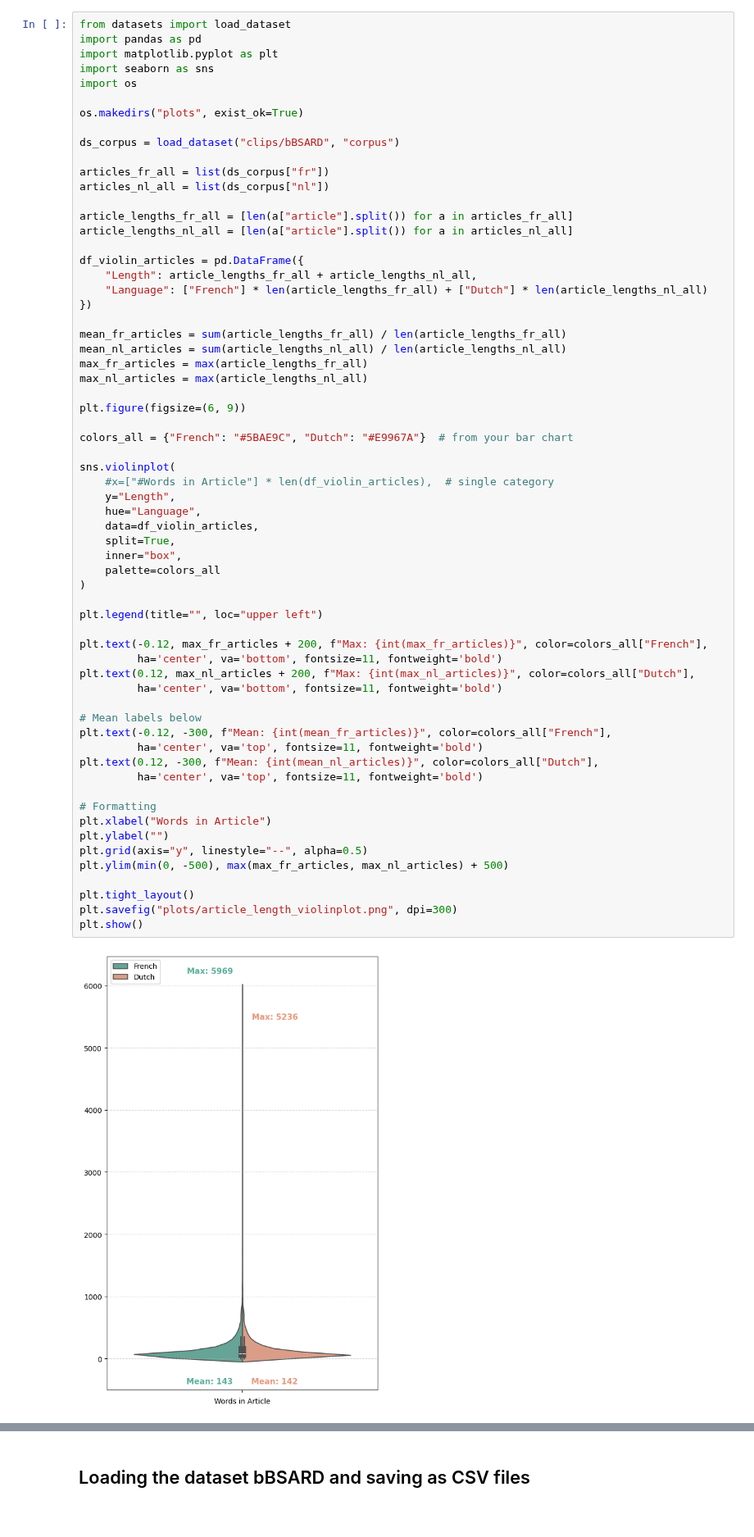
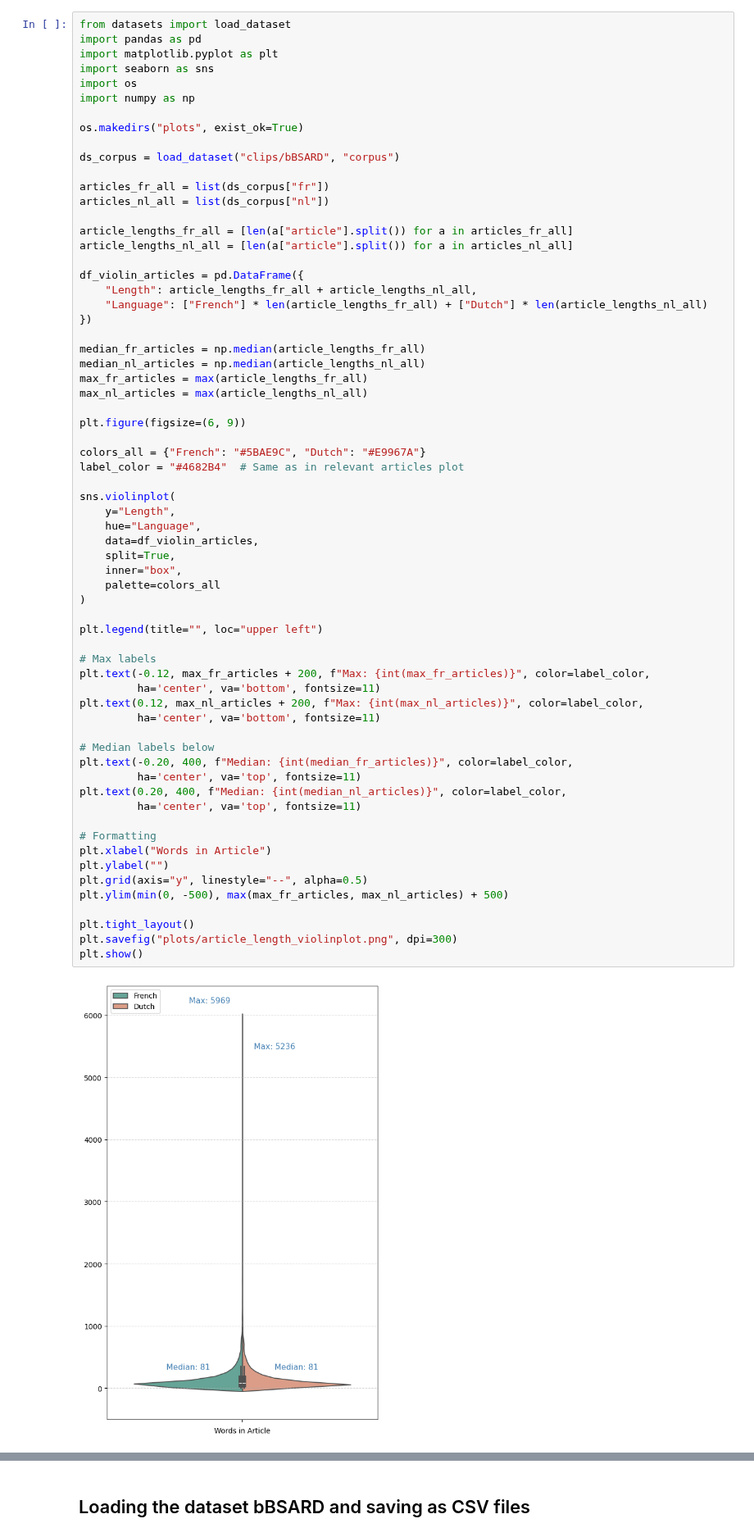
Before and after one commit to Arash-Alborz/legal_retrieval, a Jupyter notebook: data_processing/01_data_inspection.ipynb, the cells around one changed output, grey strips where cells are left out. Shown at 82% size. Saved outputs shown, nothing was run; the diff lists cells and outputs as text.

```diff
--- a/data_processing/01_data_inspection.ipynb
+++ b/data_processing/01_data_inspection.ipynb
@@ -90,6 +70,7 @@ import pandas as pd
 import matplotlib.pyplot as plt
 import seaborn as sns
 import os
+import numpy as np
 
 os.makedirs("plots", exist_ok=True)
 
@@ -106,49 +87,50 @@ df_violin_articles = pd.DataFrame({
     "Language": ["French"] * len(article_lengths_fr_all) + ["Dutch"] * len(article_lengths_nl_all)
 })
 
-mean_fr_articles = sum(article_lengths_fr_all) / len(article_lengths_fr_all)
-mean_nl_articles = sum(article_lengths_nl_all) / len(article_lengths_nl_all)
+median_fr_articles = np.median(article_lengths_fr_all)
+median_nl_articles = np.median(article_lengths_nl_all)
 max_fr_articles = max(article_lengths_fr_all)
 max_nl_articles = max(article_lengths_nl_all)
 
 plt.figure(figsize=(6, 9))
 
-colors_all = {"French": "#5BAE9C", "Dutch": "#E9967A"}  # from your bar chart
+colors_all = {"French": "#5BAE9C", "Dutch": "#E9967A"}
+label_color = "#4682B4"  # Same as in relevant articles plot
 
 sns.violinplot(
-    #x=["#Words in Article"] * len(df_violin_articles),  # single category
     y="Length",
     hue="Language",
     data=df_violin_articles,
     split=True,
     inner="box",
     palette=colors_all
 )
 
 plt.legend(title="", loc="upper left")
 
-plt.text(-0.12, max_fr_articles + 200, f"Max: {int(max_fr_articles)}", color=colors_all["French"],
-         ha='center', va='bottom', fontsize=11, fontweight='bold')
-plt.text(0.12, max_nl_articles + 200, f"Max: {int(max_nl_articles)}", color=colors_all["Dutch"],
-         ha='center', va='bottom', fontsize=11, fontweight='bold')
+# Max labels
+plt.text(-0.12, max_fr_articles + 200, f"Max: {int(max_fr_articles)}", color=label_color,
+         ha='center', va='bottom', fontsize=11)
+plt.text(0.12, max_nl_articles + 200, f"Max: {int(max_nl_articles)}", color=label_color,
+         ha='center', va='bottom', fontsize=11)
 
-# Mean labels below
-plt.text(-0.12, -300, f"Mean: {int(mean_fr_articles)}", color=colors_all["French"],
-         ha='center', va='top', fontsize=11, fontweight='bold')
-plt.text(0.12, -300, f"Mean: {int(mean_nl_articles)}", color=colors_all["Dutch"],
-         ha='center', va='top', fontsize=11, fontweight='bold')
+# Median labels below
+plt.text(-0.20, 400, f"Median: {int(median_fr_articles)}", color=label_color,
+         ha='center', va='top', fontsize=11)
+plt.text(0.20, 400, f"Median: {int(median_nl_articles)}", color=label_color,
+         ha='center', va='top', fontsize=11)
 
 # Formatting
 plt.xlabel("Words in Article")
 plt.ylabel("")
 plt.grid(axis="y", linestyle="--", alpha=0.5)
 plt.ylim(min(0, -500), max(max_fr_articles, max_nl_articles) + 500)
 
 plt.tight_layout()
 plt.savefig("plots/article_length_violinplot.png", dpi=300)
 plt.show()
 # %% [output]
-[figure, old version]
+[figure, new version]
 # %%
 from datasets import load_dataset
 import pandas as pd
```
Also changed, not shown: parts of 2 cells of this notebook, 26 other files.
